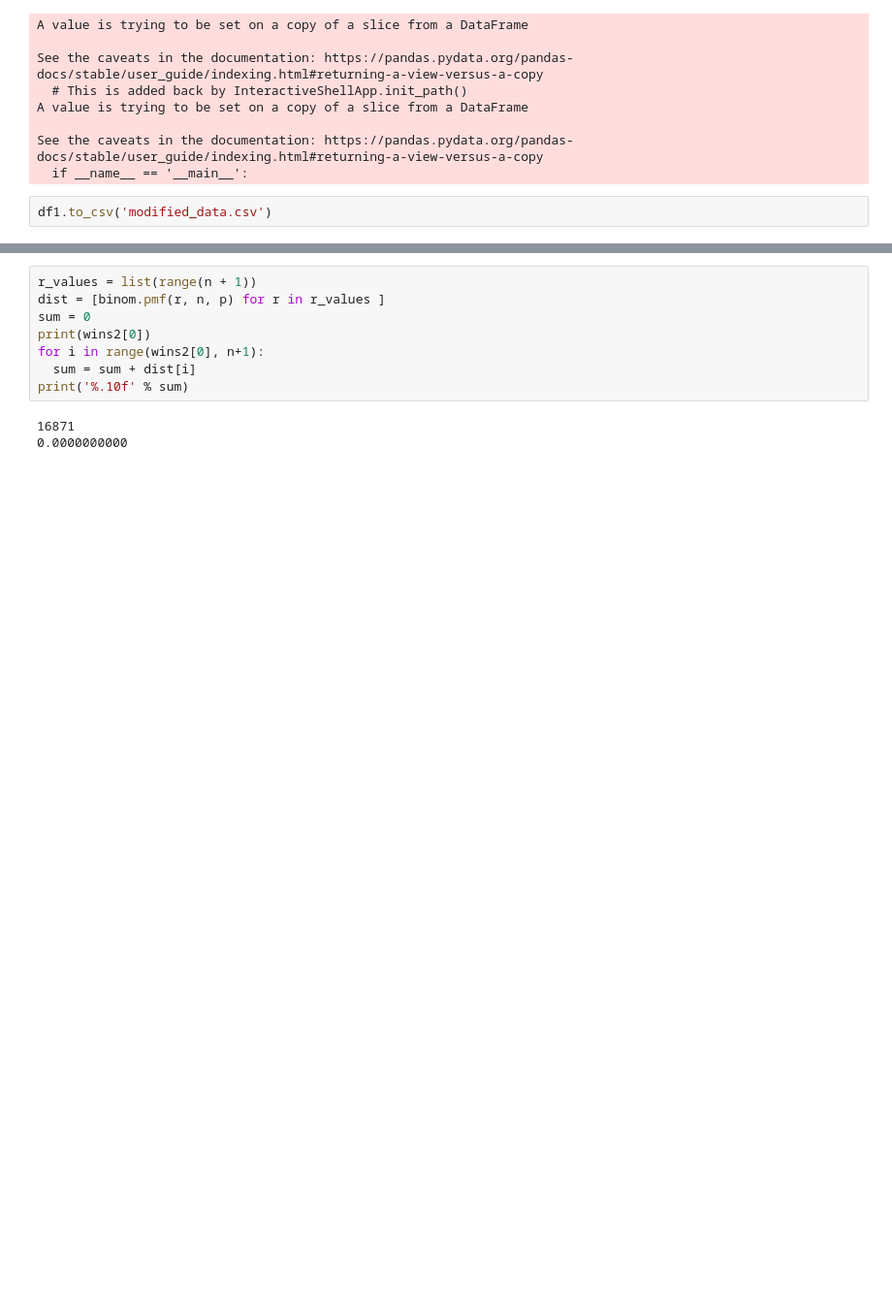
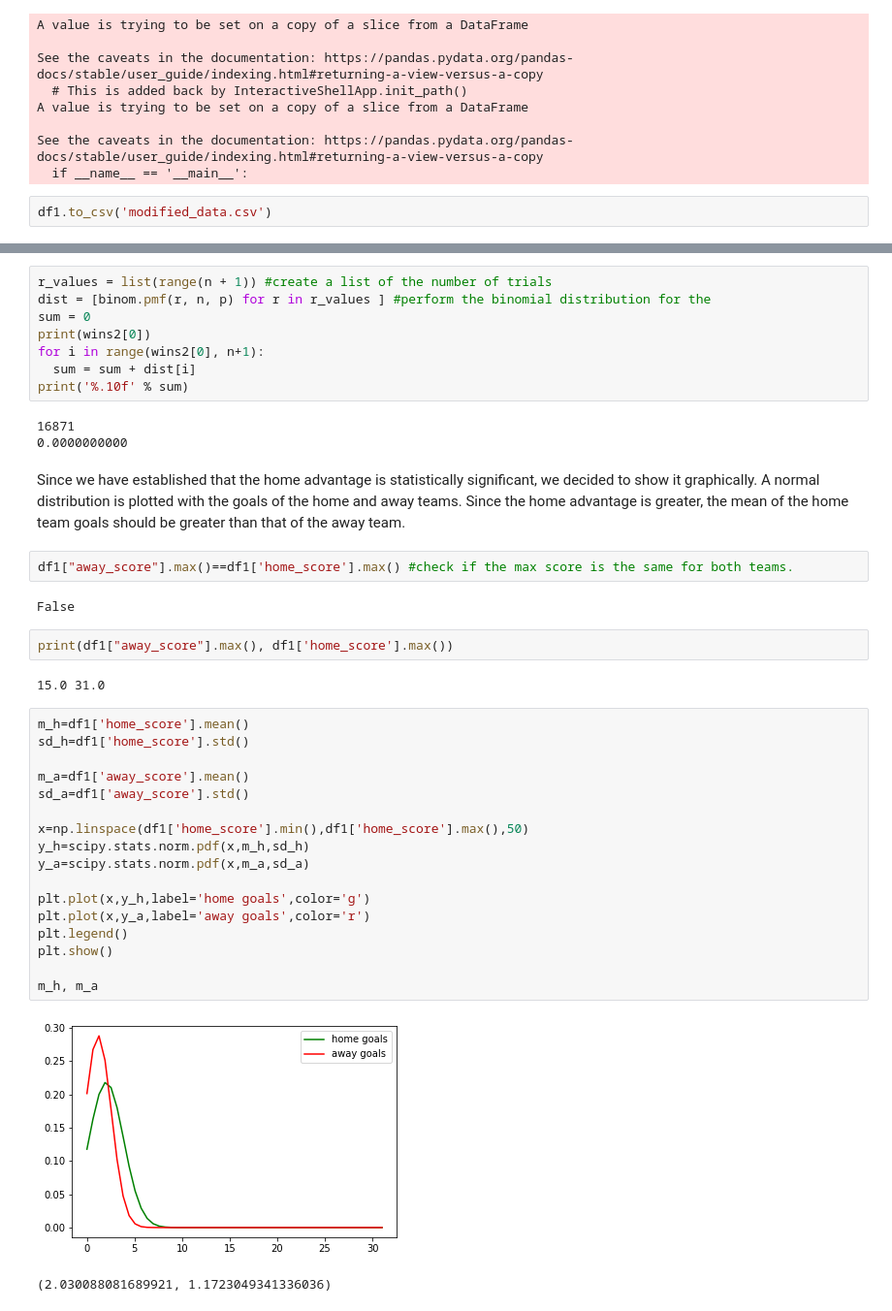
Before and after one commit to glomanu/football-home-adv, a Jupyter notebook: New_Home_adv.ipynb, the cells around one changed output, grey strips where cells are left out. Shown: that part at 97% size. Drawn from its saved outputs; the diff is of its cells as text; blank space fills up the shorter version.

Commit message:
This one includes the normal distribution graph

```diff
--- a/New_Home_adv.ipynb
+++ b/New_Home_adv.ipynb
@@ -285,6 +248,6 @@ from scipy.stats import binom
 # %%
-r_values = list(range(n + 1))
-dist = [binom.pmf(r, n, p) for r in r_values ]
+r_values = list(range(n + 1)) #create a list of the number of trials
+dist = [binom.pmf(r, n, p) for r in r_values ] #perform the binomial distribution for the
 sum = 0
 print(wins2[0])
 for i in range(wins2[0], n+1):
@@ -293,3 +256,34 @@ print('%.10f' % sum)
 # %% [output]
 16871
 0.0000000000
+# %% [markdown]
+Since we have established that the home advantage is statistically significant, we decided to show it graphically. A normal distribution is plotted with the goals of the home and away teams.
+Since the home advantage is greater, the mean of the home team goals should be greater than that of the away team.
+# %%
+df1["away_score"].max()==df1['home_score'].max() #check if the max score is the same for both teams.
+# %% [output]
+False
+# %%
+print(df1["away_score"].max(), df1['home_score'].max())
+# %% [output]
+15.0 31.0
+# %%
+m_h=df1['home_score'].mean()
+sd_h=df1['home_score'].std()
+
+m_a=df1['away_score'].mean()
+sd_a=df1['away_score'].std()
+
+x=np.linspace(df1['home_score'].min(),df1['home_score'].max(),50)
+y_h=scipy.stats.norm.pdf(x,m_h,sd_h)
+y_a=scipy.stats.norm.pdf(x,m_a,sd_a)
+
+plt.plot(x,y_h,label='home goals',color='g')
+plt.plot(x,y_a,label='away goals',color='r')
+plt.legend()
+plt.show()
+
+m_h, m_a
+# %% [output]
+[figure, added]
+(2.030088081689921, 1.1723049341336036)
```
Also changed, not shown: parts of 17 cells of this notebook.
